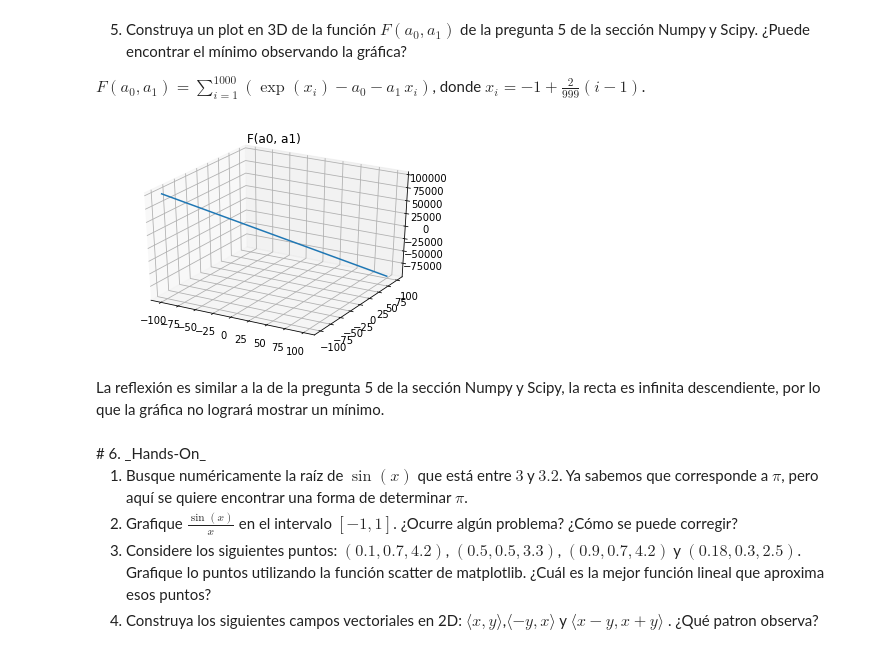
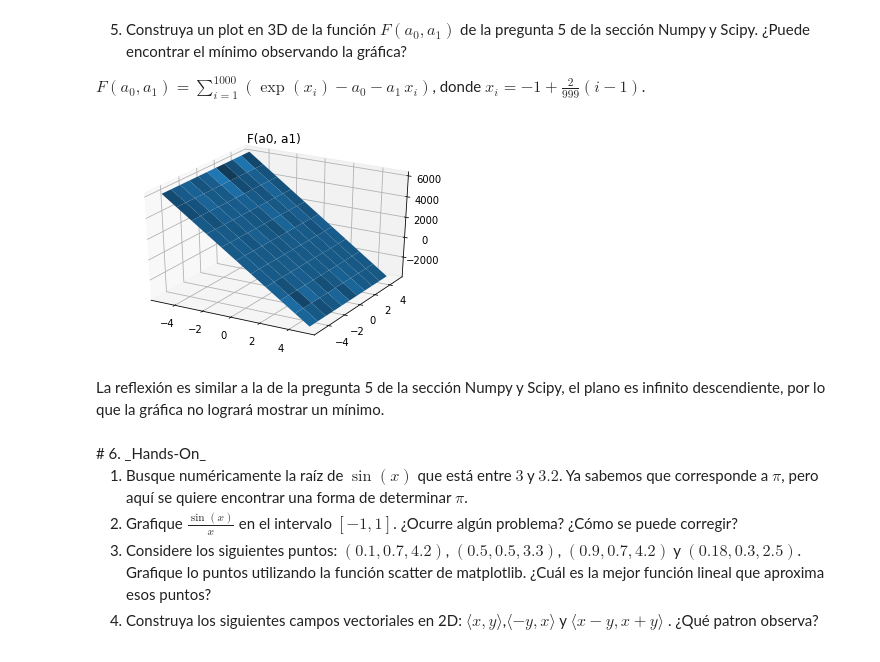
Before and after one commit to mijara/notebooks, a Jupyter notebook: Tarea_1_CC1_2017.ipynb, the cells around one changed output. Saved outputs shown, nothing was run; the diff lists cells and outputs as text; code cells hidden in the pictures.

Commit message:
Graph plane

```diff
--- a/Tarea_1_CC1_2017.ipynb
+++ b/Tarea_1_CC1_2017.ipynb
@@ -367,28 +367,26 @@ $F(a_0,a_1)=\displaystyle{\sum_{i=1}^{1000}}(\exp(x_i)-a_0-a_1\,x_i)$, donde $x_
 # %%
 from mpl_toolkits.mplot3d import Axes3D
 
 def f(a0, a1):
     total = 0
     for i in range(1, 1000 + 1):
         x = -1 + 2 / 999 * (i - 1)
         total += np.exp(x) - a0 - a1 * x
     return total
 
-a0 = np.linspace(-100, 100, 100)
-a1 = np.linspace(-100, 100, 100)
+x, y = np.meshgrid(range(-5, 6), range(-5, 6))
 
-points = []
-for v in zip(a0, a1):
-    points.append(f(*v))
+vecorized_f = np.vectorize(f)
+points = vecorized_f(x, y)
 
 gca = plt.gca(projection='3d')
-gca.plot(a0, a1, points)
+gca.plot_surface(x, y, points)
 plt.title('F(a0, a1)')
 plt.show()
 # %% [output]
-[figure, old version]
+[figure, new version]
 # %% [markdown]
-La reflexión es similar a la de la pregunta 5 de la sección Numpy y Scipy, la recta es infinita descendiente, por lo que la gráfica no logrará mostrar un mínimo.
+La reflexión es similar a la de la pregunta 5 de la sección Numpy y Scipy, el plano es infinito descendiente, por lo que la gráfica no logrará mostrar un mínimo.
 # %% [markdown]
 <div id='hands-on' />
 # 6. _Hands-On_
```
Also changed, not shown: parts of 2 cells of this notebook.
